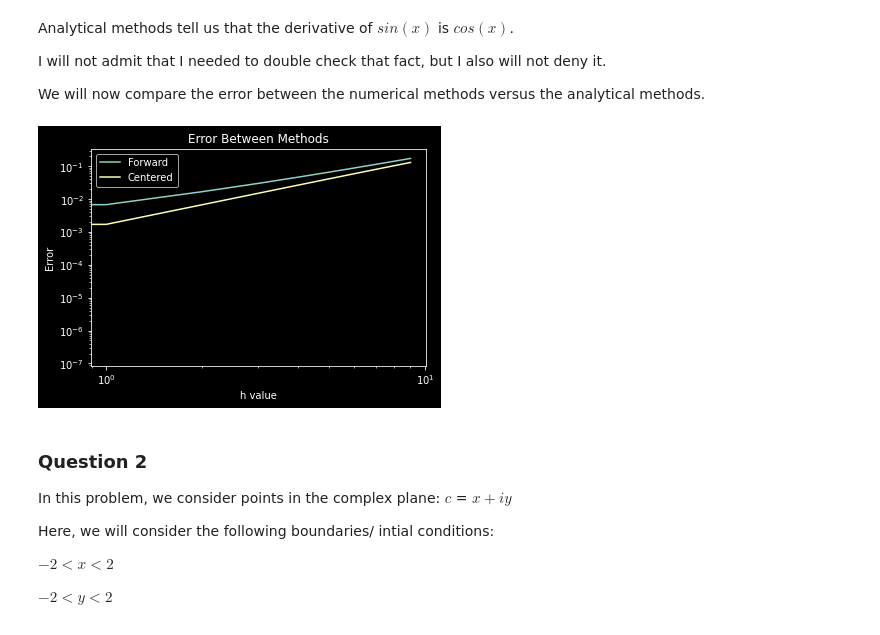
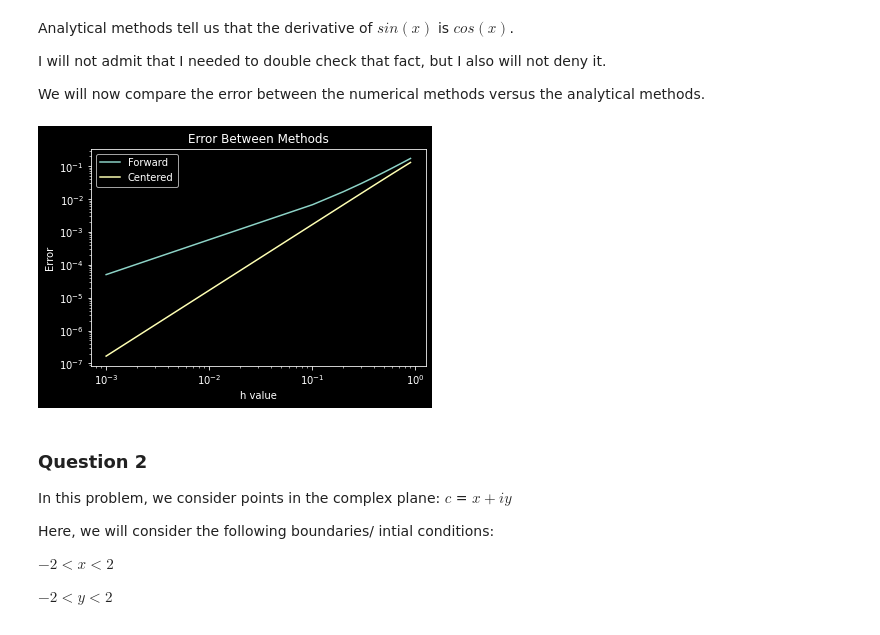
Before and after one commit to PatThePhysicist/CTA-2021, a Jupyter notebook: assignment_2/CTA200 Assignment #2.ipynb, the cells around one changed output. Saved outputs shown, nothing was run; the diff lists cells and outputs as text; code cells hidden in the pictures.

```diff
--- a/assignment_2/CTA200 Assignment #2.ipynb
+++ b/assignment_2/CTA200 Assignment #2.ipynb
@@ -101,36 +101,36 @@ We will now compare the error between the numerical methods versus the analytica
 
 def analytic(x):
     return np.cos(x)
 
 
 # Here, I need an alternative to what was done above. I need to create an array
 # of values for the centered and forward methods
 
 h = np.arange(0.001, 1, 0.1)
 f = np.sin
 
 x0 = 0.1
 #sol_forward =  [doubler(x) for x in ints]
 #sol_centered = [forward(f, x_axis_values[i], h) for x in x_axis_values]
 
 sol_forward  = forward(f, x0, h)
 sol_centered = centered(f, x0, h)
 
 
 
 error1 = abs((forward(f, x0, h) - analytic(x0))/analytic(x0))
 error2 = abs((centered(f, x0, h) - analytic(x0))/analytic(x0))
 
-plt.loglog(error1, label = 'Forward')
-plt.loglog(error2, label = 'Centered')
+plt.loglog(h, error1, label = 'Forward')
+plt.loglog(h, error2, label = 'Centered')
 plt.xlabel('h value')
 plt.ylabel('Error')
 plt.title('Error Between Methods')
 plt.legend()
 plt.savefig("Q1.pdf")
 plt.show()
 # %% [output]
-[figure, old version]
+[figure, new version]
 # %% [markdown]
 ### Question 2
 
```
Also changed, not shown: 1 other file.
